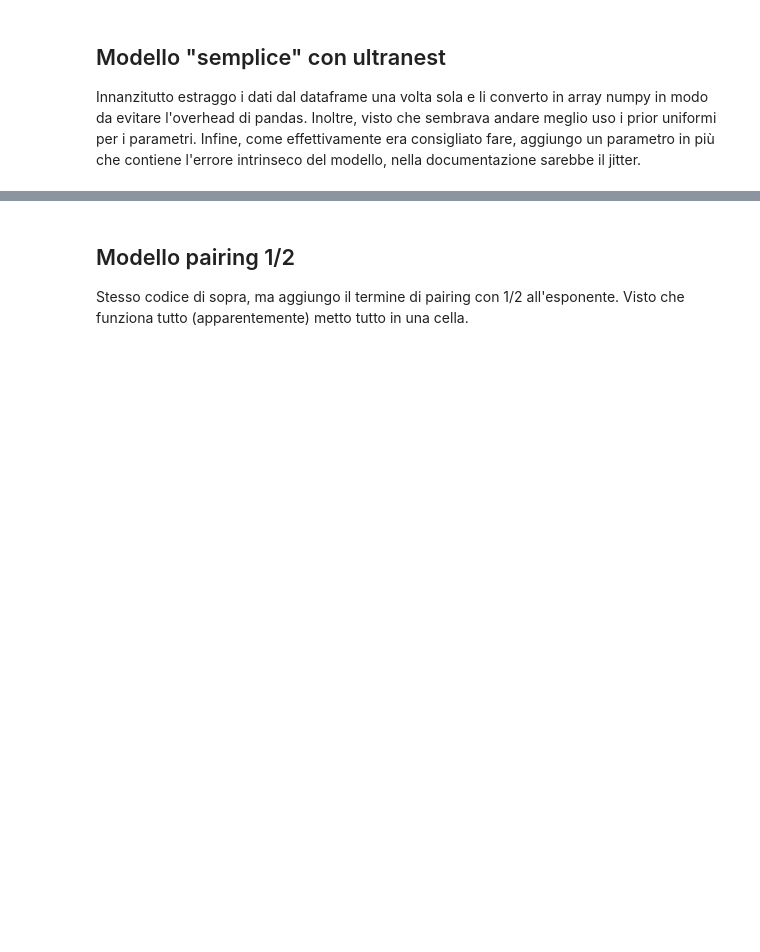
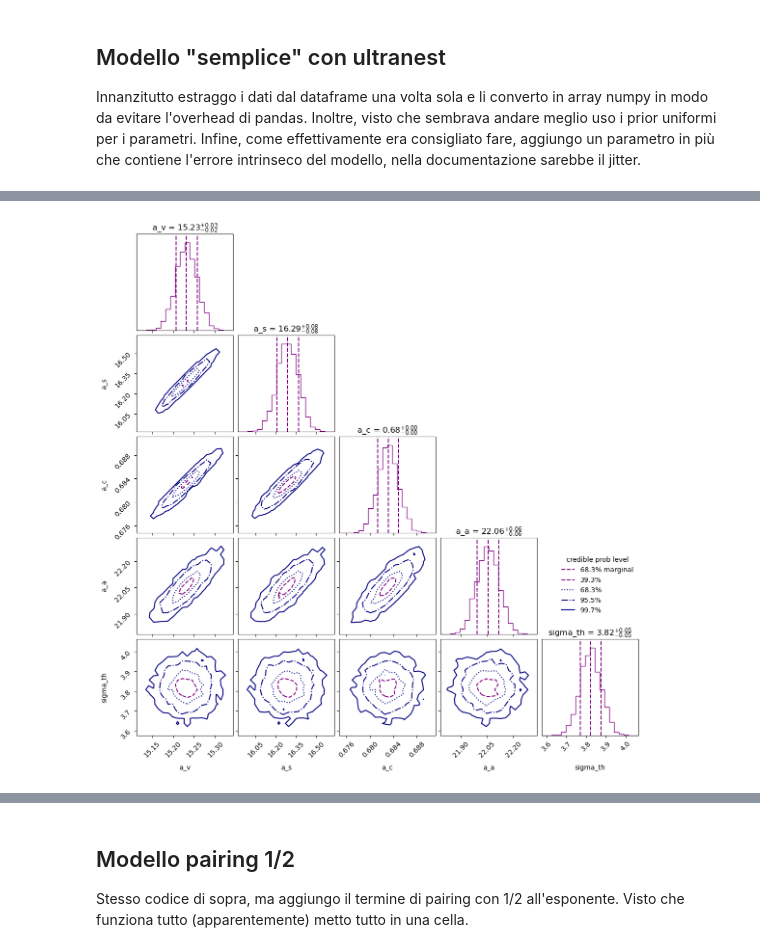
Before and after one commit to M4tt3o7r10l0/LMD_Goccia, a Jupyter notebook: Analisi_goccia.ipynb, the cells around one changed output, grey strips where cells are left out. Saved outputs shown, nothing was run; the diff lists cells and outputs as text; code cells hidden in the pictures; blank space fills up the shorter version.

```diff
--- a/Analisi_goccia.ipynb
+++ b/Analisi_goccia.ipynb
@@ -123,0 +124,4 @@ logZ = -7064.853 +- 0.246
+# %%
+sampler_simple.plot_corner()
+# %% [output]
+[figure, added]
```
Also changed, not shown: parts of 6 cells of this notebook, 1 other file.
